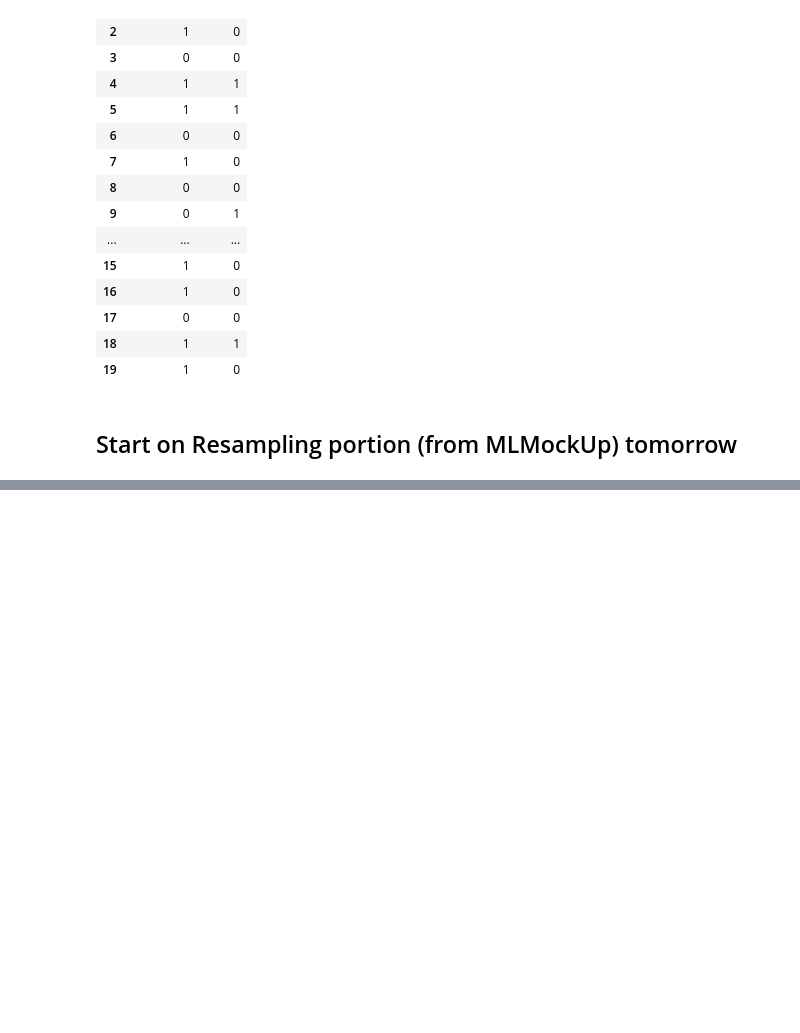
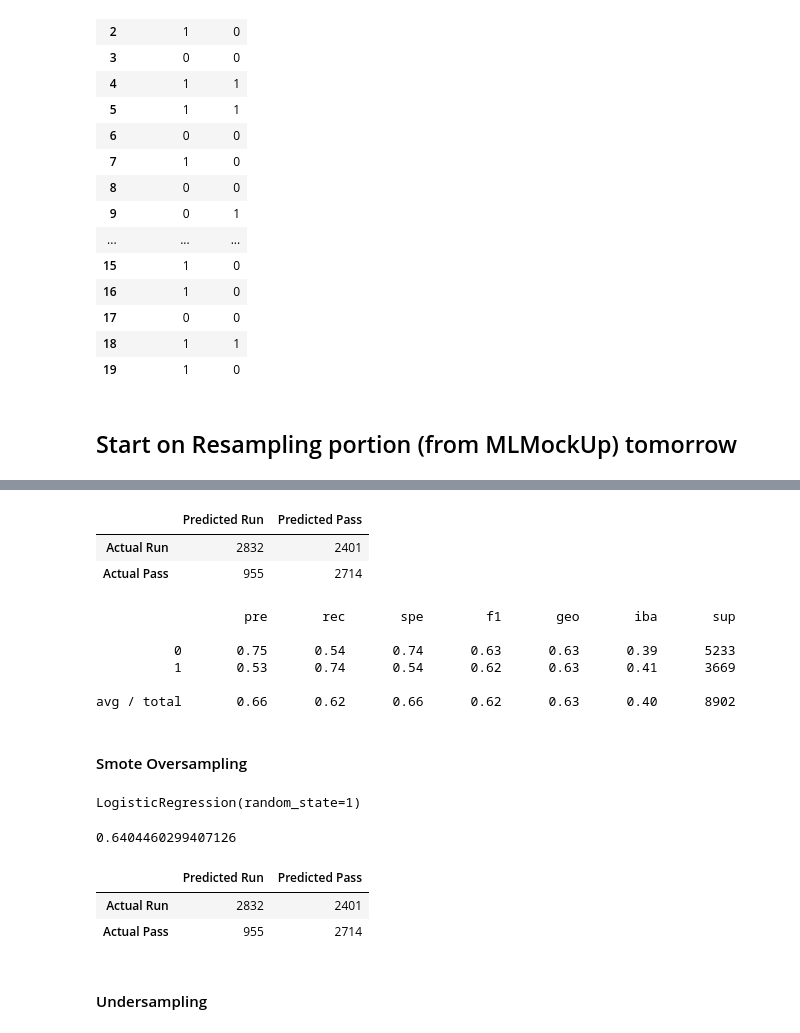
Before and after one commit to rudyk30/Football_Play_Decisions, a Jupyter notebook: 1_dollar_to_eveyone_if _this_works.ipynb, the cells around one changed output, grey strips where cells are left out. Cells and saved outputs as stored; diff of their text form; code cells hidden in the pictures; blank space fills up the shorter version.

Commit message:
Undersampling

```diff
--- a/1_dollar_to_eveyone_if _this_works.ipynb
+++ b/1_dollar_to_eveyone_if _this_works.ipynb
@@ -243,3 +243,7 @@ results.head(20)
 | 19 | 1 | 0 |
 # %% [markdown]
 ## Start on Resampling portion (from MLMockUp) tomorrow
+# %%
+ros = RandomOverSampler(random_state=1)
+X_2_resamp, y_2_resamp = ros.fit_resample(X_2_train, y_2_train)
+Counter(y_2_resamp)
@@ -245,0 +252,3 @@ results.head(20)
+# %%
+model = LogisticRegression(solver='lbfgs', random_state=1)
+model.fit(X_2_resamp, y_2_resamp)
@@ -245,0 +257,3 @@ results.head(20)
+# %%
+y_2_pred = model.predict(X_2_test)
+balanced_accuracy_score(y_2_test, y_2_pred)
@@ -245,0 +285,45 @@ results.head(20)
+# %%
+matrix = confusion_matrix(y_2_test, y_2_pred)
+cm_df = pd.DataFrame(
+    matrix, index=["Actual Run", "Actual Pass"], columns=["Predicted Run", "Predicted Pass"])
+cm_df
+
+## Need to figure out a better display output. Confusing as it reads right now. Im not sure which is Predicted and Actual.
+# %% [output]
+|  | Predicted Run | Predicted Pass |
+| Actual Run | 2832 | 2401 |
+| Actual Pass | 955 | 2714 |
+# %%
+print(classification_report_imbalanced(y_2_test, y_2_pred))
+# %% [output]
+                   pre       rec       spe        f1       geo       iba       sup
+
+          0       0.75      0.54      0.74      0.63      0.63      0.39      5233
+          1       0.53      0.74      0.54      0.62      0.63      0.41      3669
+
+avg / total       0.66      0.62      0.66      0.62      0.63      0.40      8902
+# %% [markdown]
+#### Smote Oversampling
+# %%
+model = LogisticRegression(solver='lbfgs', random_state=1)
+model.fit(X_2_resamp, y_2_resamp)
+# %% [output]
+LogisticRegression(random_state=1)
+# %%
+y_2_pred_s = y_2_pred = model.predict(X_2_test)
+acc_score_2 = balanced_accuracy_score(y_2_test, y_2_pred_s)
+acc_score_2
+# %% [output]
+0.6404460299407126
+# %%
+matrix_sm = confusion_matrix(y_2_test, y_2_pred_s)
+
+cm2_df = pd.DataFrame(
+    matrix_sm, index=["Actual Run", "Actual Pass"], columns=["Predicted Run", "Predicted Pass"])
+cm2_df
+# %% [output]
+|  | Predicted Run | Predicted Pass |
+| Actual Run | 2832 | 2401 |
+| Actual Pass | 955 | 2714 |
+# %% [markdown]
+#### Undersampling
```
Also changed, not shown: parts of 10 cells of this notebook.
